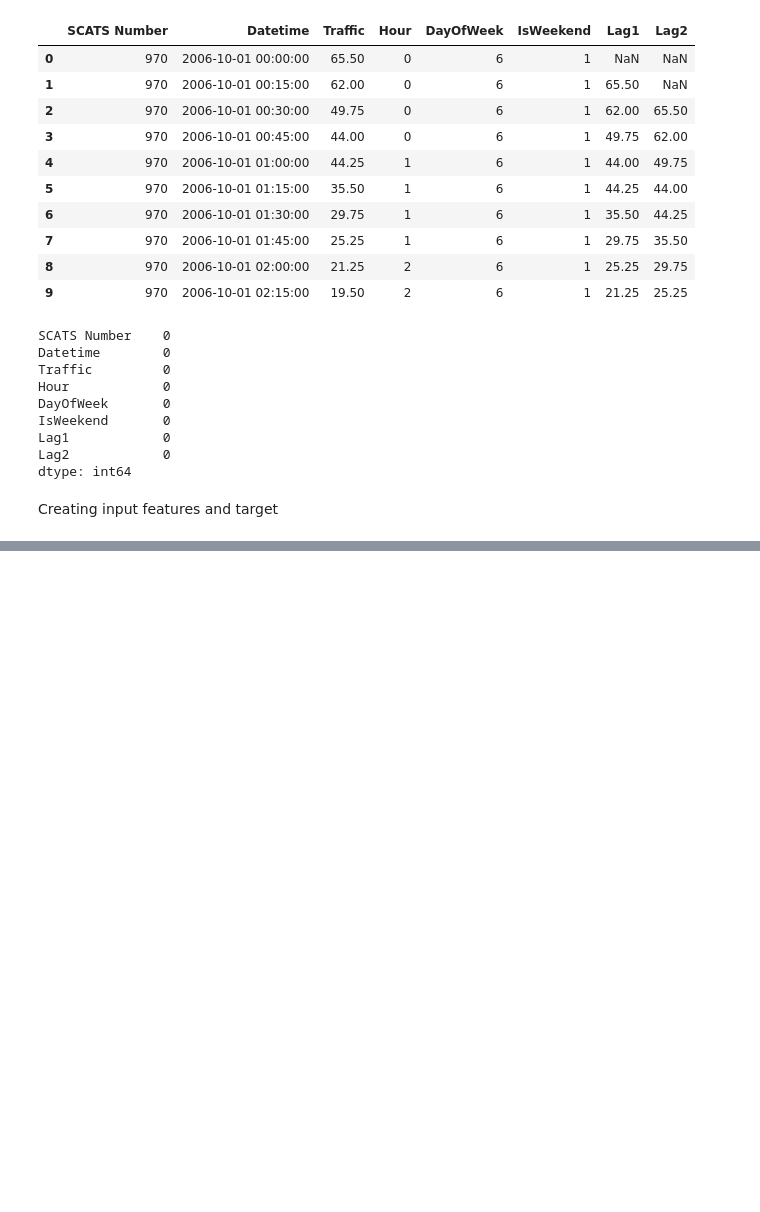
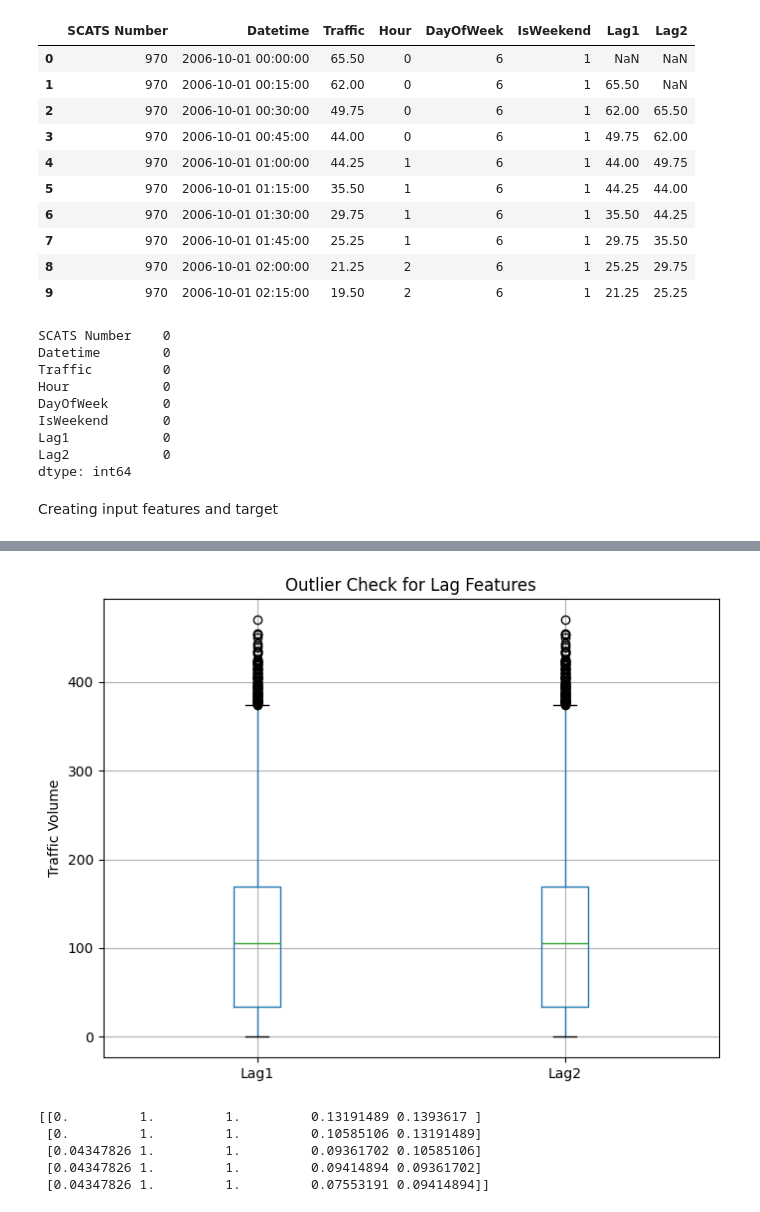
Before and after one commit to Asif1122-N/Assignment2B, a Jupyter notebook: notebook/eda.ipynb, the cells around one changed output, grey strips where cells are left out. Cells and saved outputs as stored; diff of their text form; code cells hidden in the pictures; blank space fills up the shorter version.

```diff
--- a/notebook/eda.ipynb
+++ b/notebook/eda.ipynb
@@ -328,0 +378,28 @@ Creating  input features and target
+# %%
+#Boxplot for outlier check
+X_train[["Lag1", "Lag2"]].boxplot(figsize=(8, 6))
+
+plt.title("Outlier Check for Lag Features")
+plt.ylabel("Traffic Volume")
+plt.show()
+# %% [output]
+[figure, added]
+# %%
+#Apply MinMaxScaler
+
+# Create scaler object
+scaler = MinMaxScaler()
+
+# Fit on training data and transform
+X_train_scaled = scaler.fit_transform(X_train)
+
+# Transform test data using same scaler
+X_test_scaled = scaler.transform(X_test)
+
+print(X_train_scaled[:5])
+# %% [output]
+[[0.         1.         1.         0.13191489 0.1393617 ]
+ [0.         1.         1.         0.10585106 0.13191489]
+ [0.04347826 1.         1.         0.09361702 0.10585106]
+ [0.04347826 1.         1.         0.09414894 0.09361702]
+ [0.04347826 1.         1.         0.07553191 0.09414894]]
```
Also changed, not shown: parts of 7 cells of this notebook.
